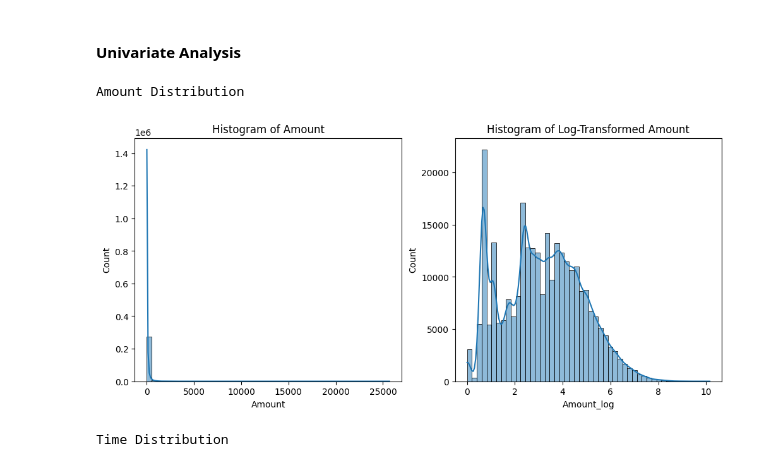
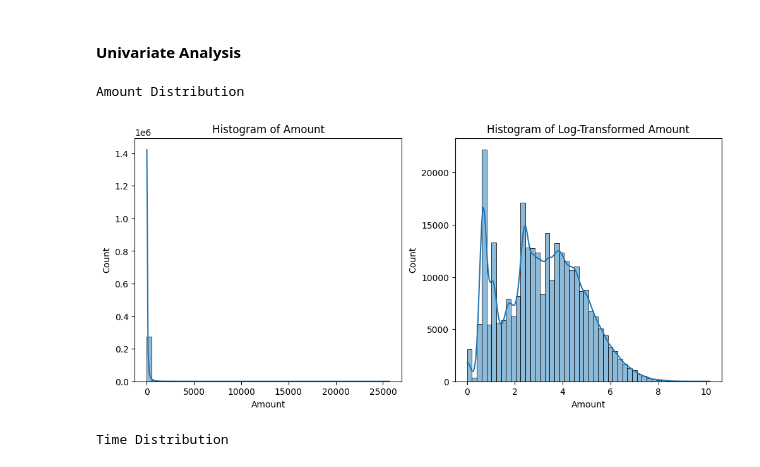
Before and after one commit to Elshaday97/fraud-detection-week-5-and-6, a Jupyter notebook: notebooks/eda-creditcard.ipynb, the cells around one changed output. Cells and saved outputs as stored; diff of their text form; code cells hidden in the pictures.

```diff
--- a/notebooks/eda-creditcard.ipynb
+++ b/notebooks/eda-creditcard.ipynb
@@ -95,26 +95,25 @@ Name: count, dtype: int64
 # %%
 print("Amount Distribution")
 
 plt.figure(figsize=(12, 5))
 plt.subplot(1, 2, 1)
 sns.histplot(
     clean_credit_card_data[Credit_Card_Data_Columns.AMOUNT.value], bins=50, kde=True
 )
 plt.title("Histogram of Amount")
 
 
-clean_credit_card_data[Credit_Card_Data_Columns.AMOUNT_LOG.value] = np.log1p(clean_credit_card_data[Credit_Card_Data_Columns.AMOUNT.value])
 plt.subplot(1, 2, 2)
 sns.histplot(
-    clean_credit_card_data[Credit_Card_Data_Columns.AMOUNT_LOG.value],
+    np.log1p(clean_credit_card_data[Credit_Card_Data_Columns.AMOUNT.value]),
     bins=50,
     kde=True,
 )
 plt.title("Histogram of Log-Transformed Amount")
 plt.show()
 # %% [output]
 Amount Distribution
-[figure, old version]
+[figure, new version]
 # %%
 print("Time Distribution")
 
```
Also changed, not shown: parts of 1 cell of this notebook, 4 other files.
